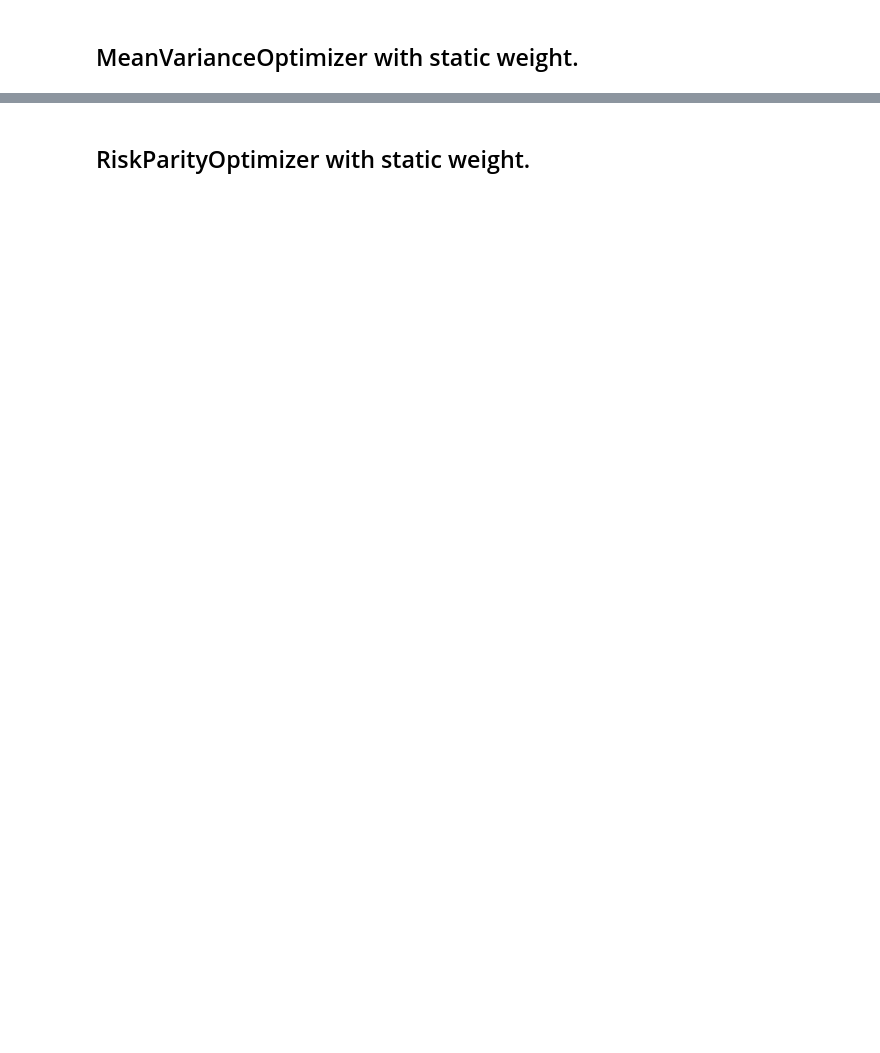
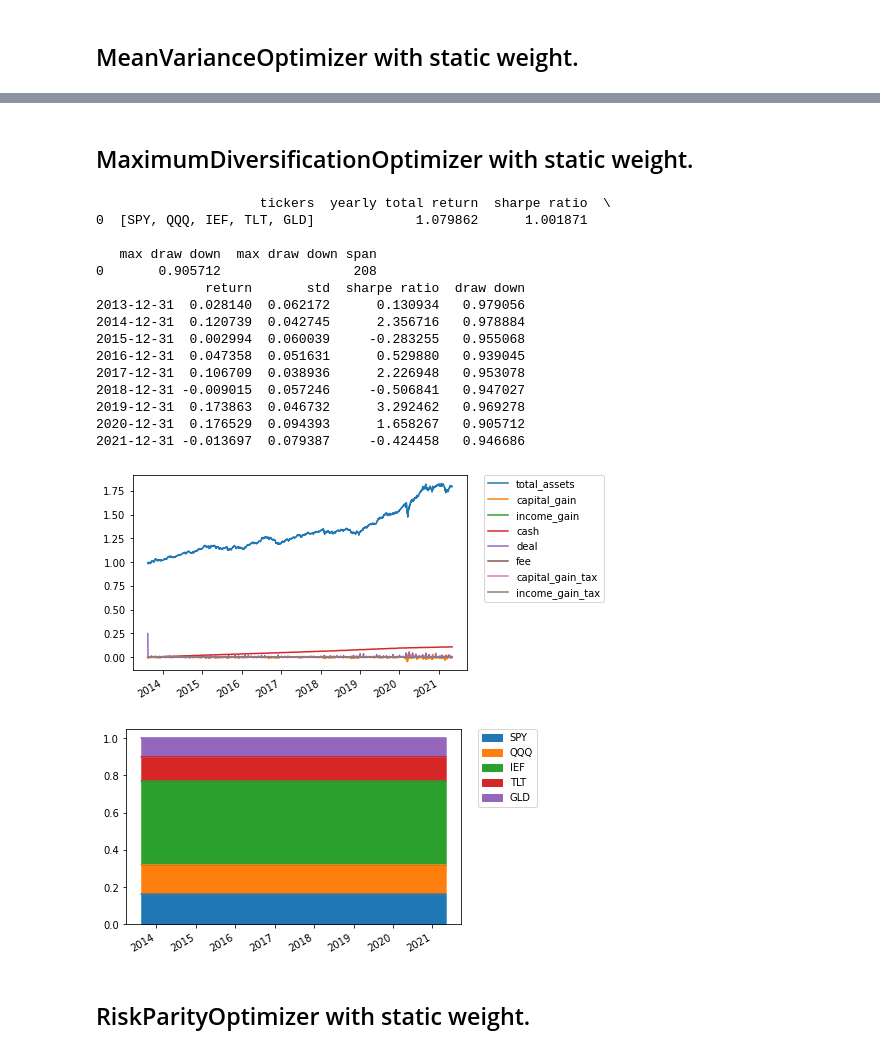
Before and after one commit to sonesuke/mypo, a Jupyter notebook: docs/tutorial/my_portfolio.ipynb, the cells around one changed output, grey strips where cells are left out. Drawn from its saved outputs; the diff is of its cells as text; code cells hidden in the pictures; blank space fills up the shorter version.

Commit message:
mypo-187 (#188)
* mypo-187 annual summary

```diff
--- a/docs/tutorial/my_portfolio.ipynb
+++ b/docs/tutorial/my_portfolio.ipynb
@@ -126,3 +157,43 @@ plt.show()
+# %% [markdown]
+MaximumDiversificationOptimizer with static weight.
+-----------------
+# %%
+optimizer = MaximumDiversificationOptimizer()
+runner = Runner(
+    rebalancer=MonthlyRebalancer(optimizer=optimizer),
+)
+
+runner.run(
+    fold=fold,
+    verbose=True
+)
+report = runner.report()
+print(report.summary())
+print(report.annual_summary())
+ax = report.history().plot()
+plt.legend(bbox_to_anchor=(1.05, 1), loc='upper left', borderaxespad=0)
+plt.show()
+ax = report.history_weights().plot.area(stacked=True)
+plt.legend(bbox_to_anchor=(1.05, 1), loc='upper left', borderaxespad=0)
+plt.show()
+# %% [output]
+                     tickers  yearly total return  sharpe ratio  \
+0  [SPY, QQQ, IEF, TLT, GLD]             1.079862      1.001871
+
+   max draw down  max draw down span
+0       0.905712                 208
+              return       std  sharpe ratio  draw down
+2013-12-31  0.028140  0.062172      0.130934   0.979056
+2014-12-31  0.120739  0.042745      2.356716   0.978884
+2015-12-31  0.002994  0.060039     -0.283255   0.955068
+2016-12-31  0.047358  0.051631      0.529880   0.939045
+2017-12-31  0.106709  0.038936      2.226948   0.953078
+2018-12-31 -0.009015  0.057246     -0.506841   0.947027
+2019-12-31  0.173863  0.046732      3.292462   0.969278
+2020-12-31  0.176529  0.094393      1.658267   0.905712
+2021-12-31 -0.013697  0.079387     -0.424458   0.946686
+[figure, added]
+[figure, added]
 # %% [markdown]
 RiskParityOptimizer with static weight.
 -----------------
```
Also changed, not shown: parts of 5 cells of this notebook, 9 other files.
